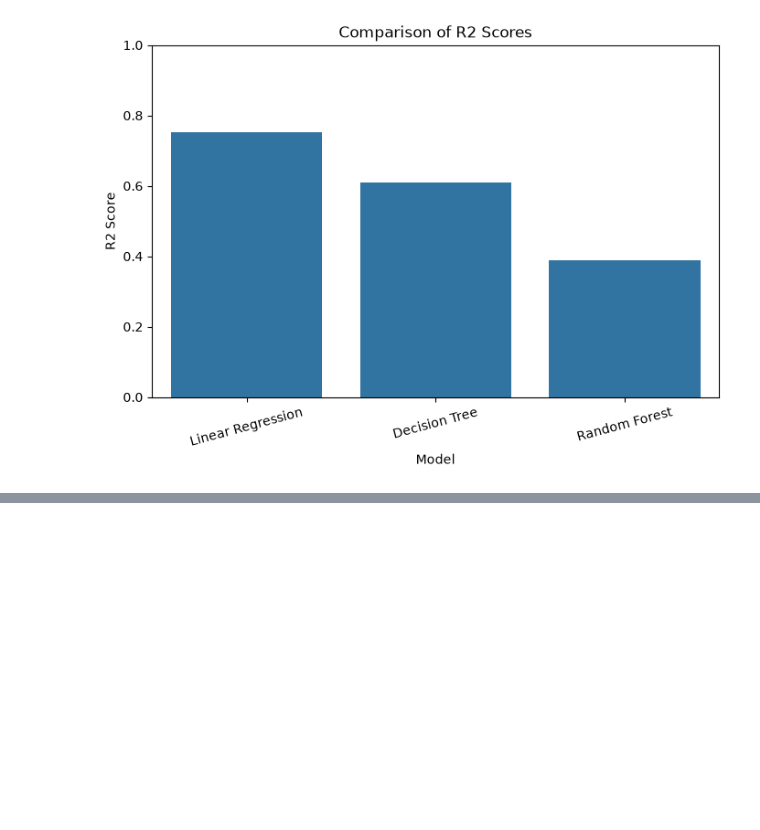
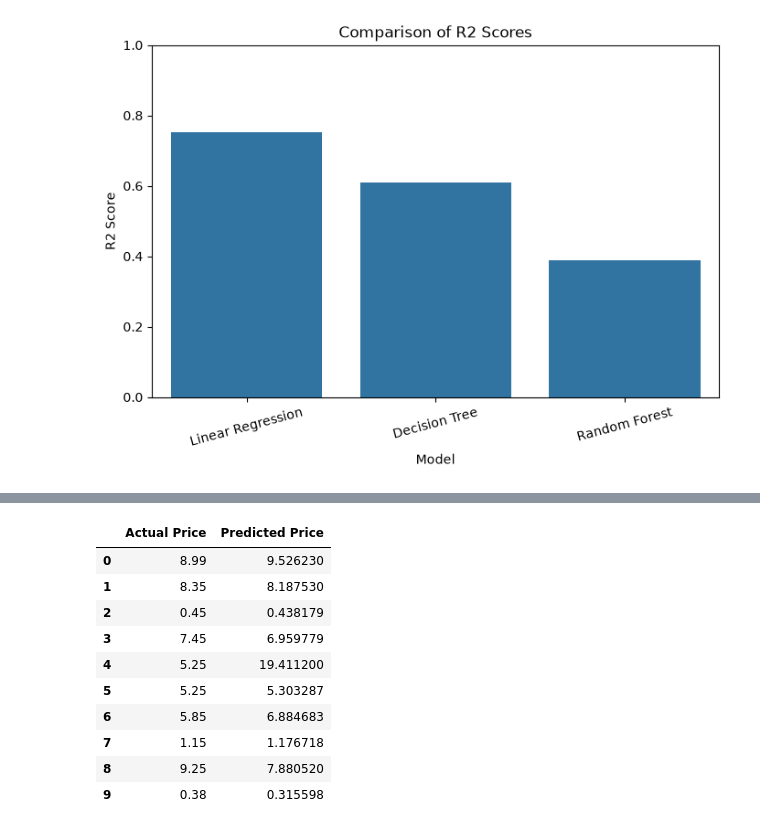
Before and after one commit to Arunbellad-2001/OIBSIP, a Jupyter notebook: DataScience-Task3-CarPricePrediction/Car_Price_Prediction.ipynb, the cells around one changed output, grey strips where cells are left out. Cells and saved outputs as stored; diff of their text form; code cells hidden in the pictures; blank space fills up the shorter version.

```diff
--- a/DataScience-Task3-CarPricePrediction/Car_Price_Prediction.ipynb
+++ b/DataScience-Task3-CarPricePrediction/Car_Price_Prediction.ipynb
@@ -769,0 +792,19 @@ plt.show()
+# %%
+comparison = pd.DataFrame({
+    "Actual Price": y_test.values,
+    "Predicted Price": random_forest_predictions
+})
+
+comparison.head(10)
+# %% [output]
+|  | Actual Price | Predicted Price |
+| 0 | 8.99 | 9.526230 |
+| 1 | 8.35 | 8.187530 |
+| 2 | 0.45 | 0.438179 |
+| 3 | 7.45 | 6.959779 |
+| 4 | 5.25 | 19.411200 |
+| 5 | 5.25 | 5.303287 |
+| 6 | 5.85 | 6.884683 |
+| 7 | 1.15 | 1.176718 |
+| 8 | 9.25 | 7.880520 |
+| 9 | 0.38 | 0.315598 |
```
Also changed, not shown: parts of 5 cells of this notebook.
